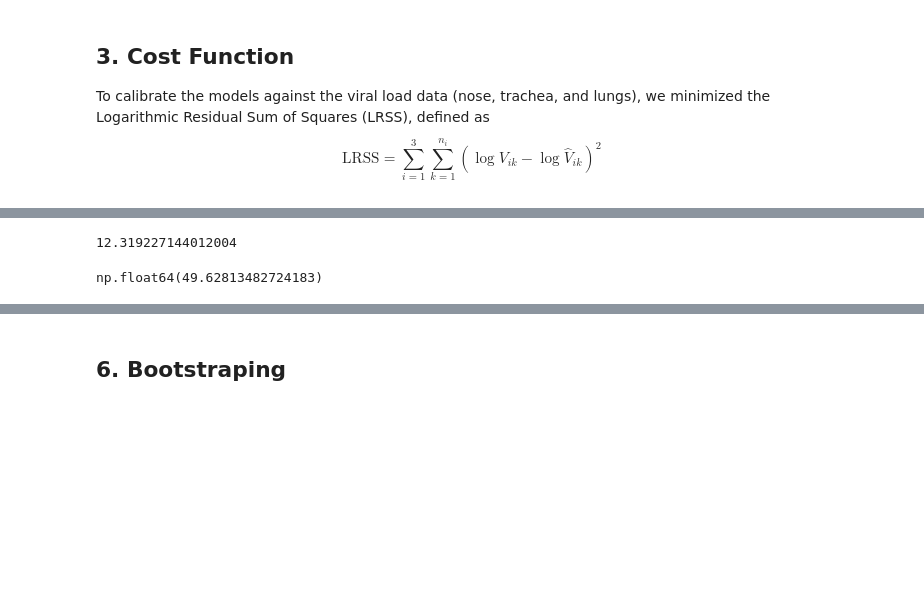
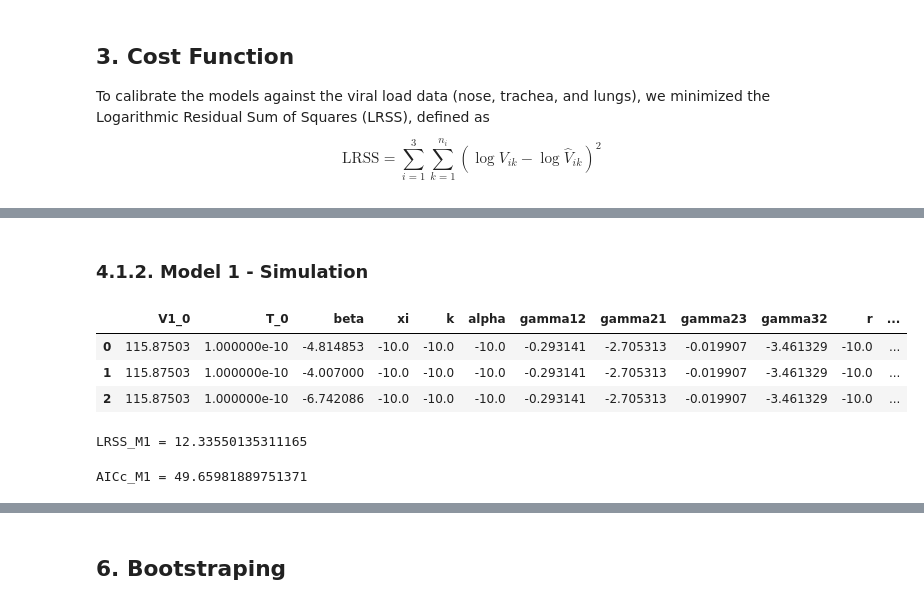
Before and after one commit to systemsmedicine/FluFit3Comp, a Jupyter notebook: fluFit3.ipynb, the cells around one changed output, grey strips where cells are left out. Drawn from its saved outputs; the diff is of its cells as text; code cells hidden in the pictures; blank space fills up the shorter version.

```diff
--- a/fluFit3.ipynb
+++ b/fluFit3.ipynb
@@ -346 +333,16 @@ Wall time: 2min 59s
+# %% [markdown]
+### 4.1.2. Model 1 - Simulation
+# %%
+# Using recently estimated:
+# paramsM1 = dfM1
+
+# Using a data file
+paramsM1 = pd.read_csv('data/bestPars_M1.csv')
+
+paramsM1
+# %% [output]
+|  | V1_0 | T_0 | beta | xi | k | alpha | gamma12 | gamma21 | gamma23 | gamma32 | r | ... |
+| 0 | 115.87503 | 1.000000e-10 | -4.814853 | -10.0 | -10.0 | -10.0 | -0.293141 | -2.705313 | -0.019907 | -3.461329 | -10.0 | ... |
+| 1 | 115.87503 | 1.000000e-10 | -4.007000 | -10.0 | -10.0 | -10.0 | -0.293141 | -2.705313 | -0.019907 | -3.461329 | -10.0 | ... |
+| 2 | 115.87503 | 1.000000e-10 | -6.742086 | -10.0 | -10.0 | -10.0 | -0.293141 | -2.705313 | -0.019907 | -3.461329 | -10.0 | ... |
 # %%
@@ -374,21 +374,14 @@ sol = odeint(fullModel, y0, t, args=(pars, M))
 # %%
 U_M1 = sol[:, 0:3]
 I_M1 = sol[:, 3:6]
-F_M1 = sol[:, 6:9]
 V_M1 = sol[:, 9:12]
-T_M1 = sol[:, 12]
 
-params_M1 = pars
-LRSS_M1 = result.fun
+LRSS_M1 = paramsM1['LRSS'][0]
+print(f"LRSS_M1 = {LRSS_M1}")
+# %% [output]
+LRSS_M1 = 12.33550135311165
-# %%
-LRSS_M1
-# %% [output]
-12.319227144012004
 # %%
 AICc_M1 = AICc(LRSS_M1, k=8, n=3*dfData_V.shape[0])
-# AICc_M1 = AICc(LRSS_M1, k=11, n=3*dfData_V.shape[0])
-# AICc_M1 = AICc(LRSS_M1, k=14, n=3*dfData_V.shape[0])
-# AICc_M1 = AICc(LRSS_M1, k=17, n=3*dfData_V.shape[0])
-AICc_M1
+print(f"AICc_M1 = {AICc_M1}")
 # %% [output]
-np.float64(49.62813482724183)
+AICc_M1 = 49.65981889751371
```
Also changed, not shown: parts of 65 cells of this notebook, 14 other files.
